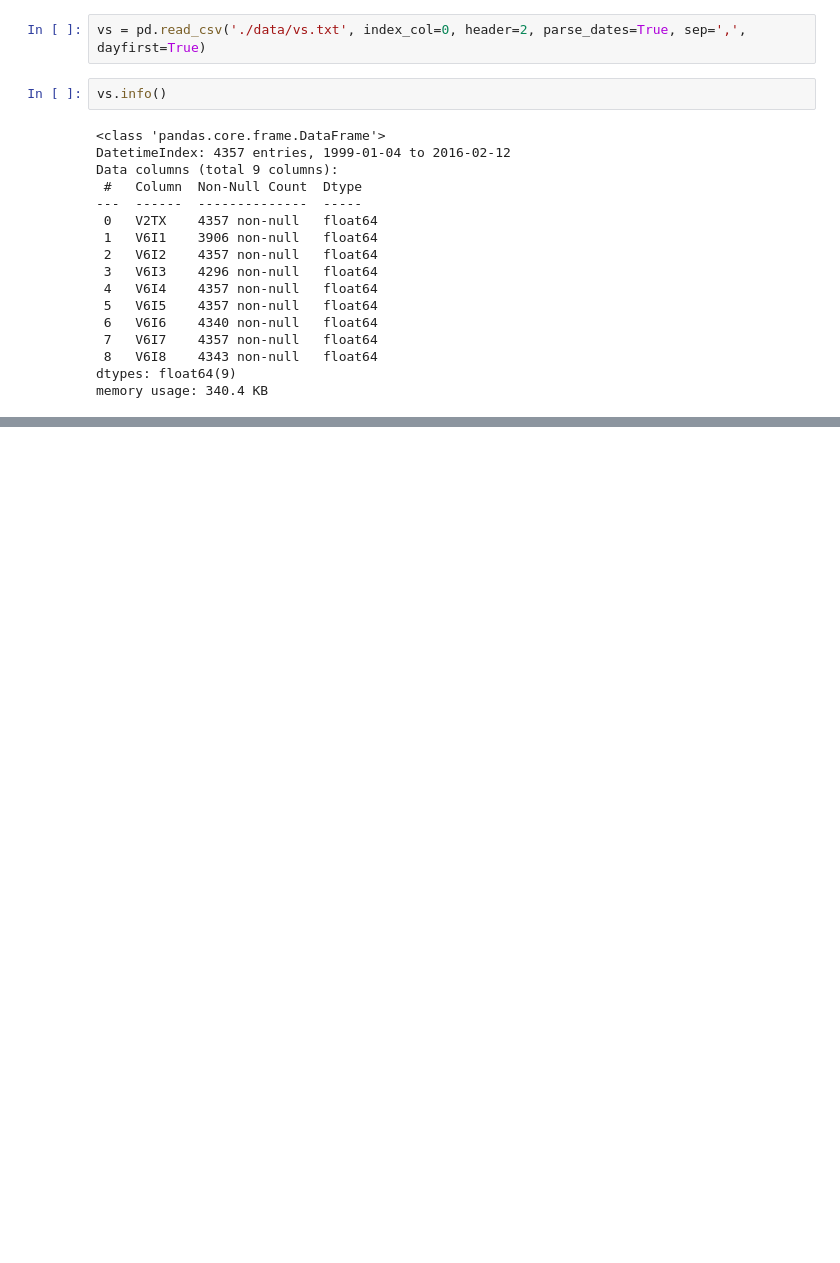
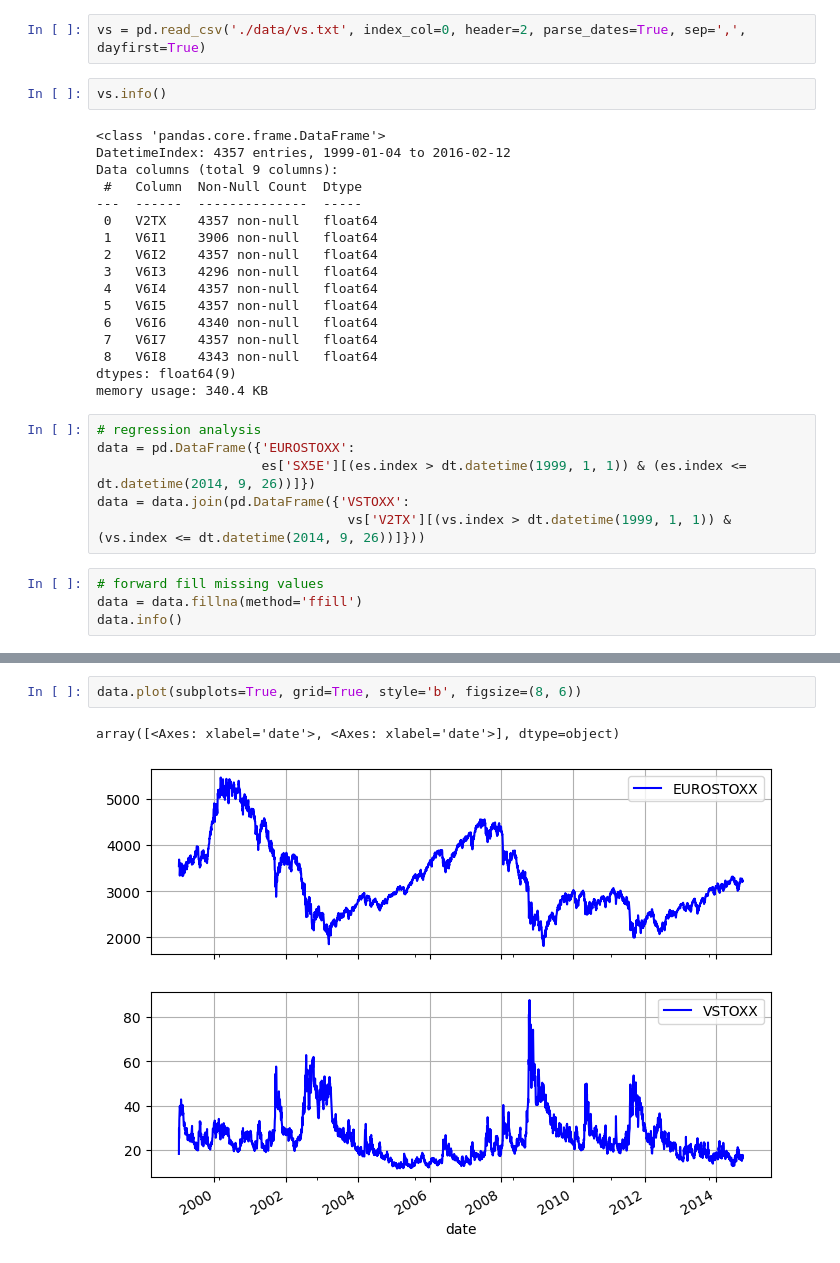
Before and after one commit to casslee1351/Finance-Portfolio, a Jupyter notebook: finance_portfolio_examples.ipynb, the cells around one changed output, grey strips where cells are left out. Saved outputs shown, nothing was run; the diff lists cells and outputs as text; blank space fills up the shorter version.

Commit message:
regression analysis

```diff
--- a/finance_portfolio_examples.ipynb
+++ b/finance_portfolio_examples.ipynb
@@ -224,3 +224,13 @@ Data columns (total 9 columns):
  8   V6I8    4343 non-null   float64
 dtypes: float64(9)
 memory usage: 340.4 KB
+# %%
+# regression analysis
+data = pd.DataFrame({'EUROSTOXX':
+                     es['SX5E'][(es.index > dt.datetime(1999, 1, 1)) & (es.index <= dt.datetime(2014, 9, 26))]})
+data = data.join(pd.DataFrame({'VSTOXX':
+                                vs['V2TX'][(vs.index > dt.datetime(1999, 1, 1)) & (vs.index <= dt.datetime(2014, 9, 26))]}))
+# %%
+# forward fill missing values
+data = data.fillna(method='ffill')
+data.info()
@@ -226,0 +257,5 @@ memory usage: 340.4 KB
+# %%
+data.plot(subplots=True, grid=True, style='b', figsize=(8, 6))
+# %% [output]
+array([<Axes: xlabel='date'>, <Axes: xlabel='date'>], dtype=object)
+[figure, added]
```
Also changed, not shown: parts of 15 cells of this notebook.
